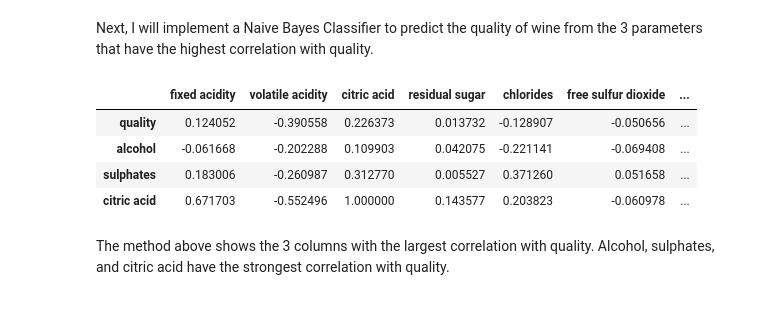
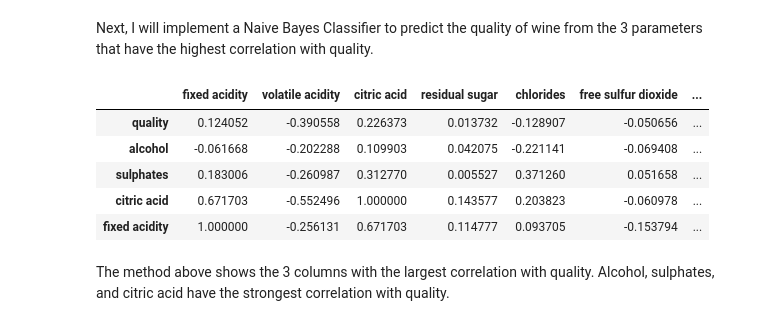
Before and after one commit to alexdelargy/WineQuality, a Jupyter notebook: Final.ipynb, the cells around one changed output. Drawn from its saved outputs; the diff is of its cells as text; code cells hidden in the pictures.

```diff
--- a/Final.ipynb
+++ b/Final.ipynb
@@ -136,13 +136,14 @@ Given this, it is possible that higher quality wines tend to have more alcohol.
 Next, I will implement a Naive Bayes Classifier to predict the quality of wine from the 3 parameters that have the highest correlation with quality.
 # %%
 corr = df.corr(method='pearson')
-corr.nlargest(4, 'quality')
+corr.nlargest(5, 'quality')
 # %% [output]
 |  | fixed acidity | volatile acidity | citric acid | residual sugar | chlorides | free sulfur dioxide | ... |
 | quality | 0.124052 | -0.390558 | 0.226373 | 0.013732 | -0.128907 | -0.050656 | ... |
 | alcohol | -0.061668 | -0.202288 | 0.109903 | 0.042075 | -0.221141 | -0.069408 | ... |
 | sulphates | 0.183006 | -0.260987 | 0.312770 | 0.005527 | 0.371260 | 0.051658 | ... |
 | citric acid | 0.671703 | -0.552496 | 1.000000 | 0.143577 | 0.203823 | -0.060978 | ... |
+| fixed acidity | 1.000000 | -0.256131 | 0.671703 | 0.114777 | 0.093705 | -0.153794 | ... |
 # %% [markdown]
 The method above shows the 3 columns with the largest correlation with quality. Alcohol, sulphates, and citric acid have the strongest correlation with quality.
 # %%
```
Also changed, not shown: parts of 4 cells of this notebook, 1 other file.
